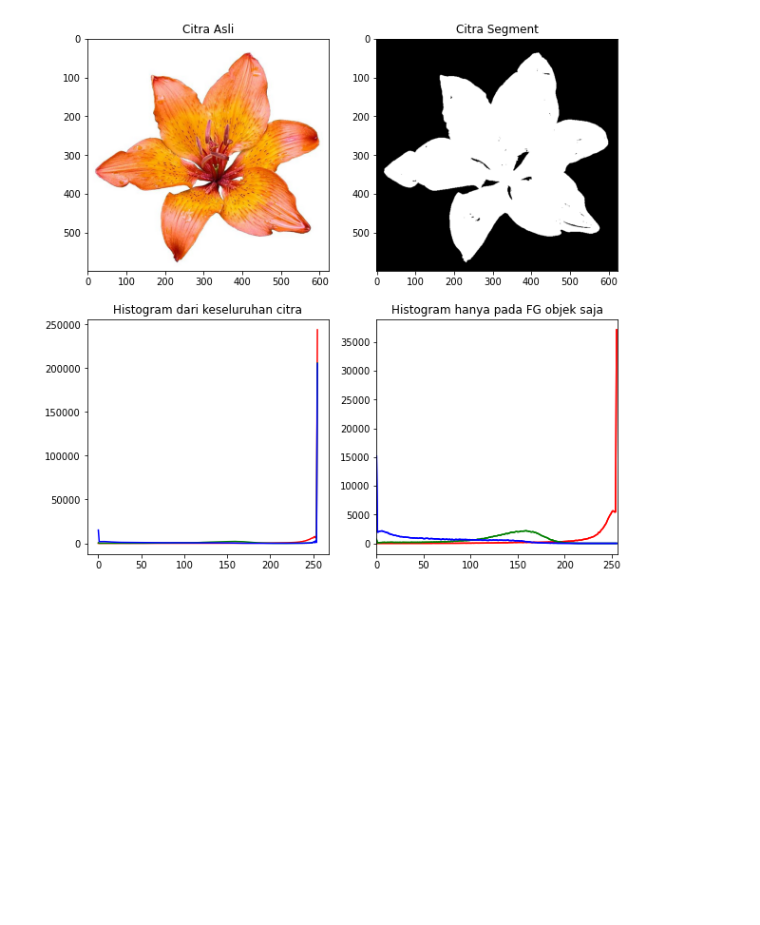
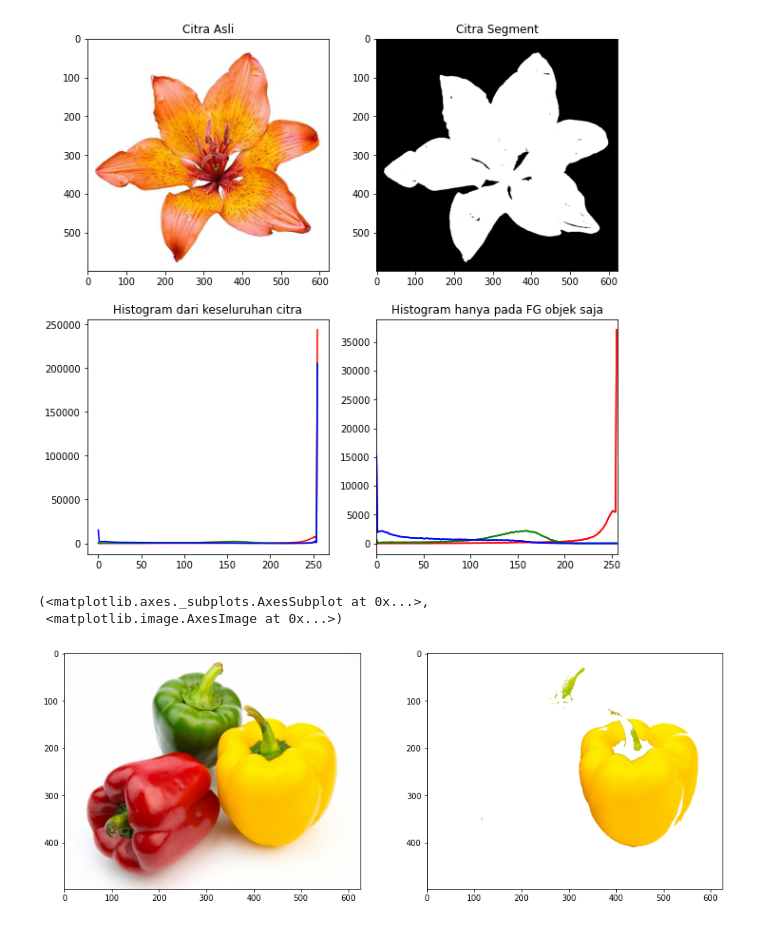
Before and after one commit to ab-rohman/Computer_Vision, a Jupyter notebook: Week10.ipynb, the cells around one changed output. Saved outputs shown, nothing was run; the diff lists cells and outputs as text; code cells hidden in the pictures; blank space fills up the shorter version.

```diff
--- a/Week10.ipynb
+++ b/Week10.ipynb
@@ -165,3 +165,28 @@ for i,col in enumerate(color):
 plt.show()
 # %% [output]
 [figure]
+# %%
+# Step 6 Perform color segmentation on the image "peppers.jpg"
+img_src4 = cv2.imread('/content/drive/MyDrive/Colab Notebooks/Images_PCVK/Images/peppers.jpg')
+img_cvt2 = cv2.cvtColor(img_src4,cv2.COLOR_BGR2RGB)
+
+pixel_values = img_cvt2.reshape((-1, 3))
+pixel_values = np.float32(pixel_values)
+criteria = (cv2.TERM_CRITERIA_EPS + cv2.TERM_CRITERIA_MAX_ITER, 100, 0.2)
+k = 6
+_, labels, (centers) = cv2.kmeans(pixel_values, k, None, criteria, 10, cv2.KMEANS_RANDOM_CENTERS)
+centers = np.uint8(centers)
+labels = labels.flatten()
+
+img_masked = np.copy(img_cvt2)
+img_masked2 = img_masked.reshape((-1, 3))
+img_masked2[labels != 1] = [255, 255, 255]
+img_masked2 = img_masked2.reshape(img_cvt2.shape)
+
+plt.figure(figsize = (15,12))
+plt.subplot(2,2,1),plt.imshow(img_cvt2)
+plt.subplot(2,2,2),plt.imshow(img_masked2)
+# %% [output]
+(<matplotlib.axes._subplots.AxesSubplot at 0x...>,
+ <matplotlib.image.AxesImage at 0x...>)
+[figure, added]
```
